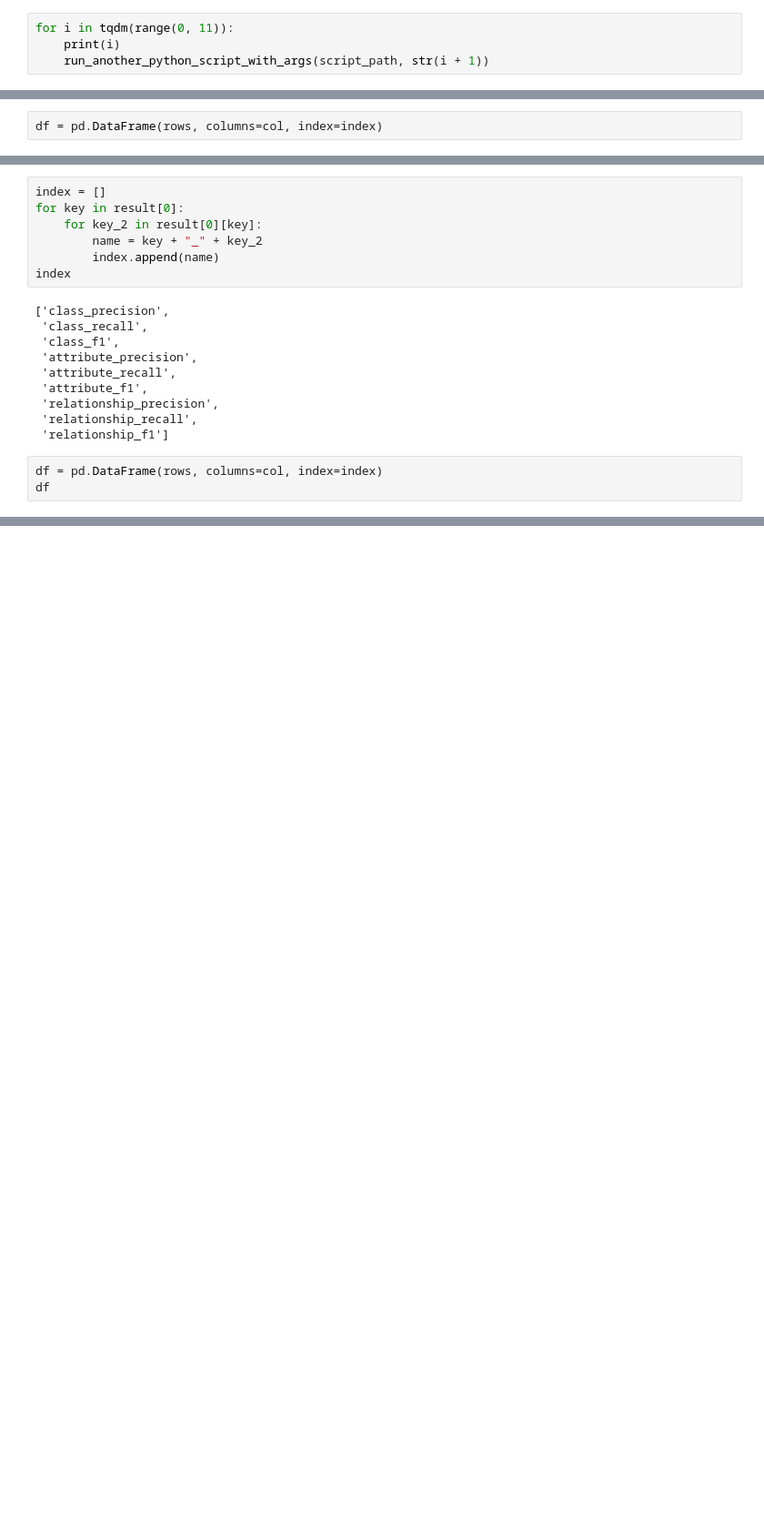
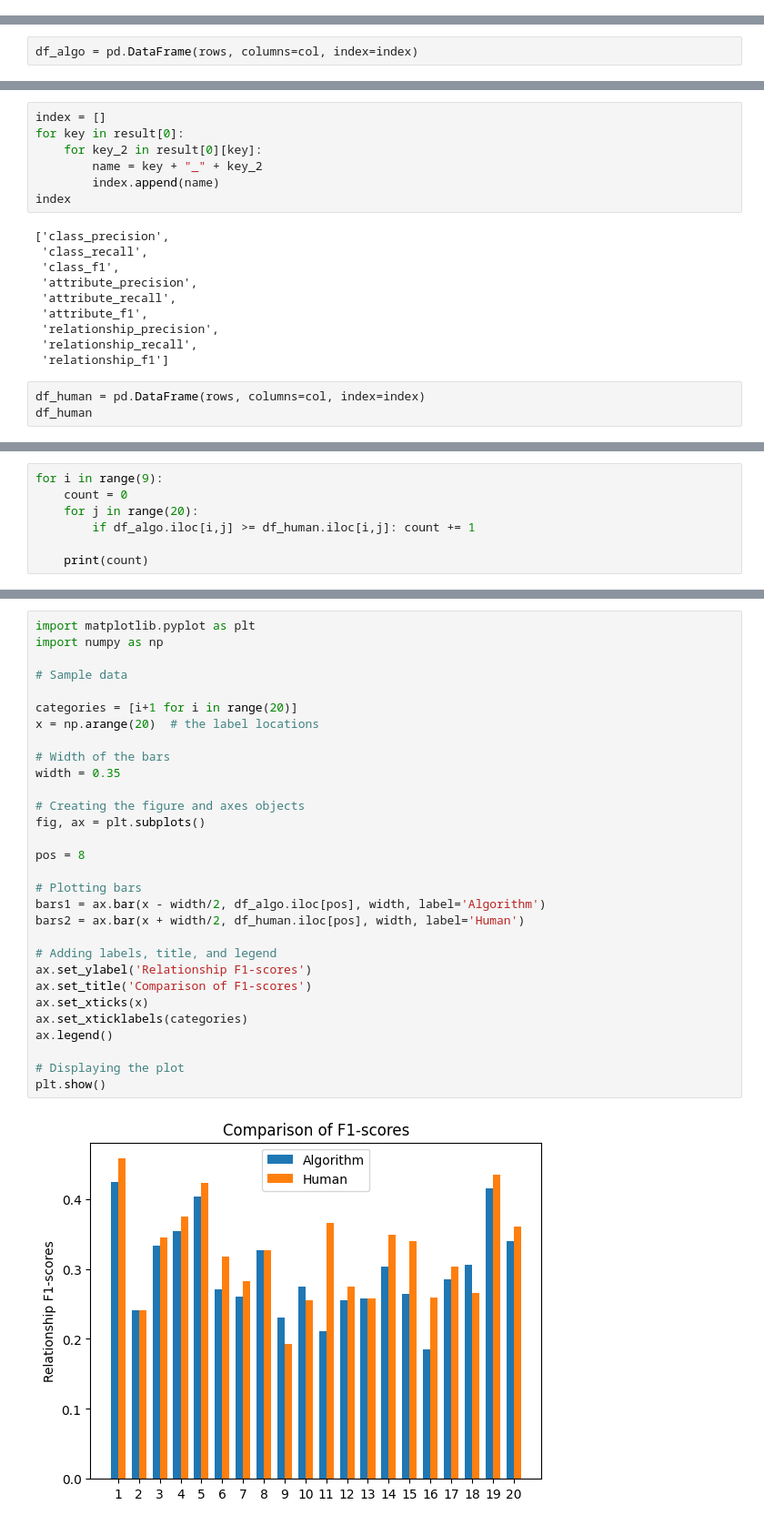
Before and after one commit to ChenKua/Domain_Model_Evaluation, a Jupyter notebook: main.ipynb, the cells around one changed output, grey strips where cells are left out. Shown: that part at 91% size. Drawn from its saved outputs; the diff is of its cells as text; blank space fills up the shorter version.

```diff
--- a/main.ipynb
+++ b/main.ipynb
@@ -269,7 +51,3 @@ def calculate_result_rel(solution: dict):
         score_rel += rel["score"]
 
     return score_rel, total_rel
-# %%
-for i in tqdm(range(0, 11)):
-    print(i)
-    run_another_python_script_with_args(script_path, str(i + 1))
@@ -567,4 +326,4 @@ index
  'relationship_recall',
  'relationship_f1']
 # %%
-df = pd.DataFrame(rows, columns=col, index=index)
+df_algo = pd.DataFrame(rows, columns=col, index=index)
@@ -833,8 +564,8 @@ index
  'relationship_recall',
  'relationship_f1']
 # %%
-df = pd.DataFrame(rows, columns=col, index=index)
-df
+df_human = pd.DataFrame(rows, columns=col, index=index)
+df_human
 # %% [output]
 |  | 1 | 2 | 3 | 4 | 5 | 6 | 7 | 8 | 9 | 10 | 11 | ... |
 | class_precision | 0.875000 | 0.708333 | 0.823529 | 0.933333 | 0.913043 | 0.921053 | 0.888889 | 0.805556 | 0.852941 | 0.882353 | 0.736842 | ... |
@@ -846,3 +577,10 @@ df
 | relationship_precision | 0.500000 | 0.269231 | 0.447368 | 0.562500 | 0.550000 | 0.437500 | 0.464286 | 0.391304 | 0.250000 | 0.342105 | 0.475000 | ... |
 | relationship_recall | 0.421875 | 0.218750 | 0.281250 | 0.281250 | 0.343750 | 0.250000 | 0.203125 | 0.281250 | 0.156250 | 0.203125 | 0.296875 | ... |
 | relationship_f1 | 0.457627 | 0.241379 | 0.345372 | 0.375000 | 0.423077 | 0.318182 | 0.282609 | 0.327273 | 0.192308 | 0.254902 | 0.365385 | ... |
+# %%
+for i in range(9):
+    count = 0
+    for j in range(20):
+        if df_algo.iloc[i,j] >= df_human.iloc[i,j]: count += 1
+
+    print(count)
@@ -848,0 +589,32 @@ df
+# %%
+import matplotlib.pyplot as plt
+import numpy as np
+
+# Sample data
+
+categories = [i+1 for i in range(20)]
+x = np.arange(20)  # the label locations
+
+# Width of the bars
+width = 0.35
+
+# Creating the figure and axes objects
+fig, ax = plt.subplots()
+
+pos = 8
+
+# Plotting bars
+bars1 = ax.bar(x - width/2, df_algo.iloc[pos], width, label='Algorithm')
+bars2 = ax.bar(x + width/2, df_human.iloc[pos], width, label='Human')
+
+# Adding labels, title, and legend
+ax.set_ylabel('Relationship F1-scores')
+ax.set_title('Comparison of F1-scores')
+ax.set_xticks(x)
+ax.set_xticklabels(categories)
+ax.legend()
+
+# Displaying the plot
+plt.show()
+# %% [output]
+[figure, added]
```
Also changed, not shown: parts of 39 cells of this notebook, 19 other files.
